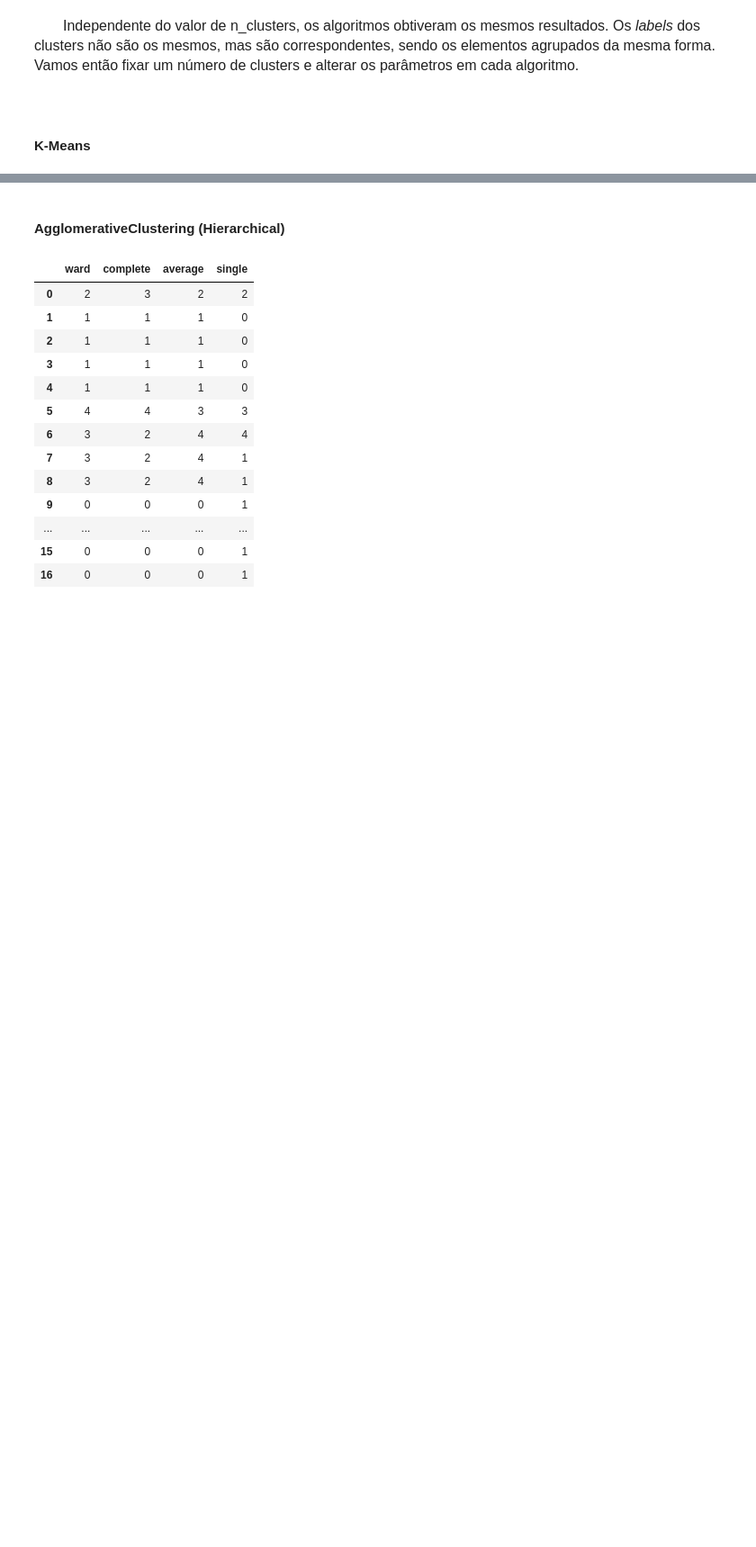
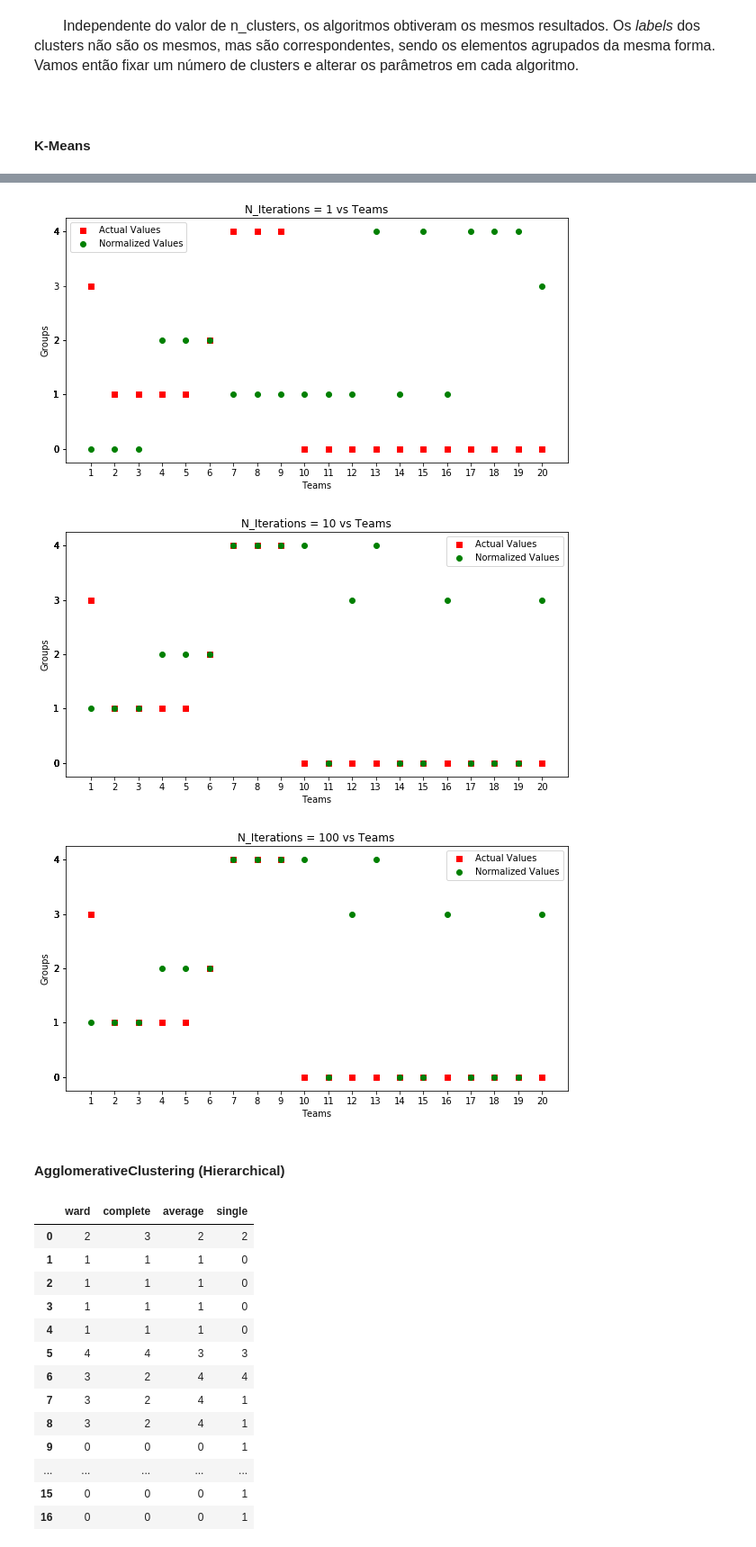
Before and after one commit to MatheusGSantos/AI, a Jupyter notebook: Projeto 1/Prova 2.ipynb, the cells around one changed output, grey strips where cells are left out. Shown: that part at 90% size. Drawn from its saved outputs; the diff is of its cells as text; code cells hidden in the pictures; blank space fills up the shorter version.

```diff
--- a/Projeto 1/Prova 2.ipynb
+++ b/Projeto 1/Prova 2.ipynb
@@ -658,3 +699,24 @@ results
+# %%
+def plot_results(df, n_df, key, x_label, y_label):
+    fig = plt.figure(figsize=(10,5))
+    ax1 = fig.add_subplot(111,xlabel=x_label, ylabel=y_label)
+    ax1.scatter(df['Teams'],df[key],c='r',marker="s", label='Actual Values')
+    ax1.scatter(n_df['Teams'],n_df[key],c='g',marker="o", label='Normalized Values')
+    plt.legend(loc='best');
+    rand_var = plt.xticks(n_df['Teams'])
+    rand_var = plt.yticks(n_df[key])
+    plt.title(f"{key} vs Teams")
+
+    plt.show()
+# %%
+# Comparing results
+plot_results(df, norm_df, 'N_Iterations = 1', 'Teams', 'Groups')
+plot_results(df, norm_df, 'N_Iterations = 10', 'Teams', 'Groups')
+plot_results(df, norm_df, 'N_Iterations = 100', 'Teams', 'Groups')
+# %% [output]
+[figure, added]
+[figure, added]
+[figure, added]
 # %% [markdown]
 #### AgglomerativeClustering (Hierarchical)
 # %%
```
Also changed, not shown: parts of 11 cells of this notebook.
